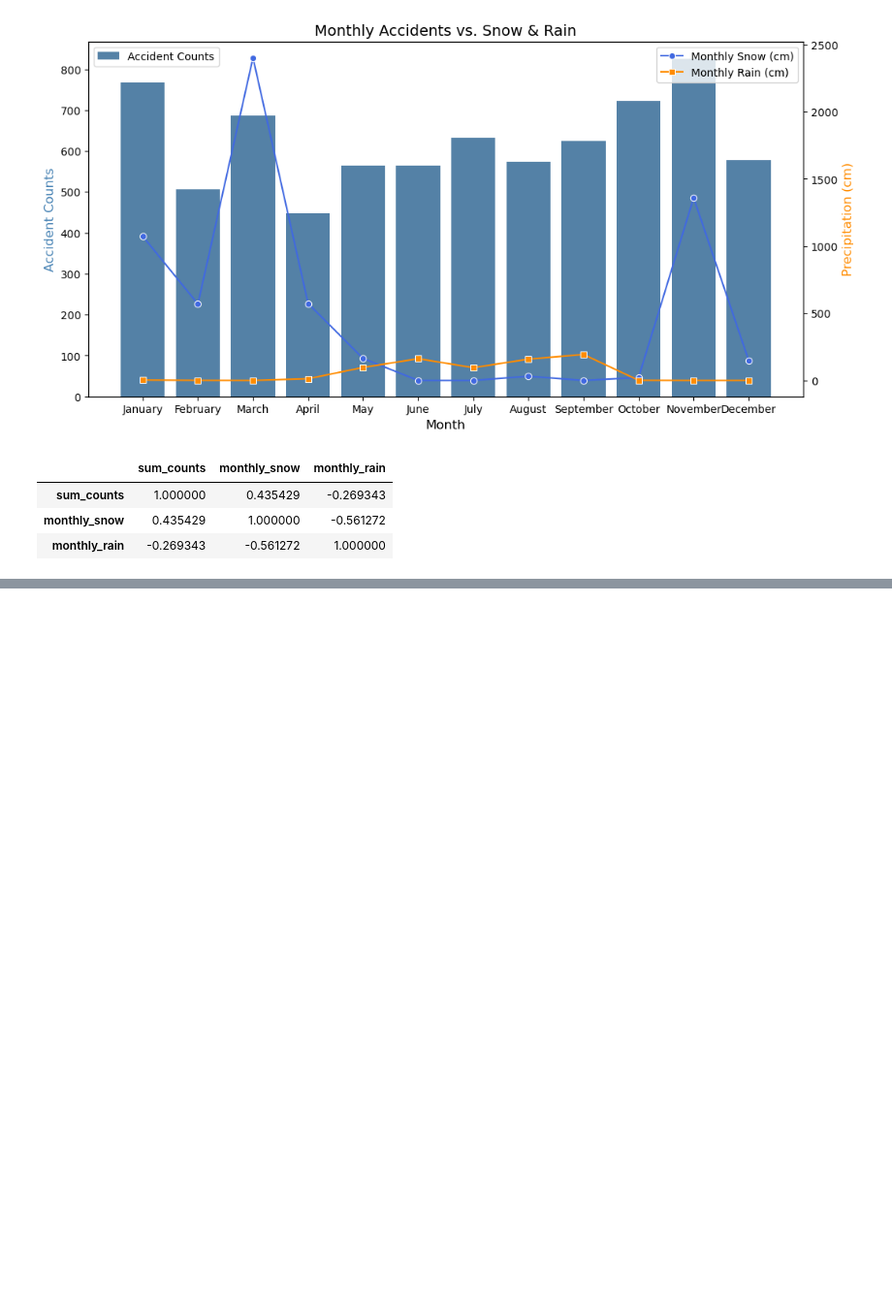
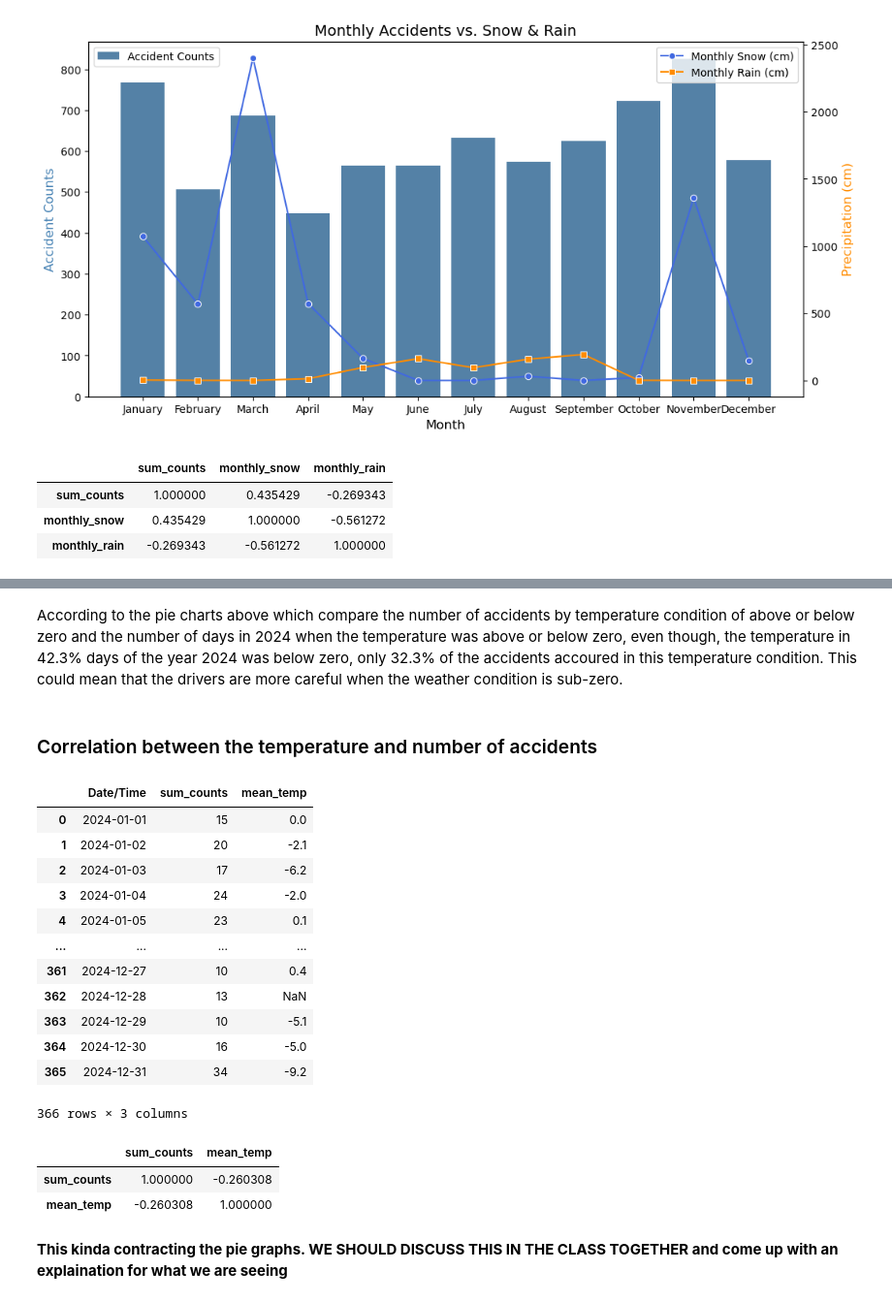
Before and after one commit to aliUofCafkhami/601-Project, a Jupyter notebook: Project 601.ipynb, the cells around one changed output, grey strips where cells are left out. Shown at 97% size. Drawn from its saved outputs; the diff is of its cells as text; code cells hidden in the pictures; blank space fills up the shorter version.

```diff
--- a/Project 601.ipynb
+++ b/Project 601.ipynb
@@ -541,0 +542,9 @@ display(df_corr)
+# %%
+def below_zero(temp):
+    if temp <= 0:
+        return 'Below zero'
+    else:
+        return 'Above Zero'
+
+df['Below or Above Zero'] = df['Mean Temp (°C)'].apply(below_zero)
+df.head(5)
@@ -541,0 +606,35 @@ display(df_corr)
+# %% [markdown]
+According to the pie charts above which compare the number of accidents by temperature condition of above or below zero and the number of days in 2024 when the temperature was above or below zero, even though, the temperature in 42.3% days of the year 2024 was below zero, only 32.3% of the accidents accoured in this temperature condition. This could mean that the drivers are more careful when the weather condition is sub-zero.
+# %% [markdown]
+### Correlation between the temperature and number of accidents
+# %%
+df_correlation2 = df.groupby('Date/Time').agg(
+    sum_counts = ('Count','sum'),
+    mean_temp = ('Mean Temp (°C)','mean')
+).reset_index()
+df_correlation2
+# %% [output]
+|  | Date/Time | sum_counts | mean_temp |
+| 0 | 2024-01-01 | 15 | 0.0 |
+| 1 | 2024-01-02 | 20 | -2.1 |
+| 2 | 2024-01-03 | 17 | -6.2 |
+| 3 | 2024-01-04 | 24 | -2.0 |
+| 4 | 2024-01-05 | 23 | 0.1 |
+| ... | ... | ... | ... |
+| 361 | 2024-12-27 | 10 | 0.4 |
+| 362 | 2024-12-28 | 13 | NaN |
+| 363 | 2024-12-29 | 10 | -5.1 |
+| 364 | 2024-12-30 | 16 | -5.0 |
+| 365 | 2024-12-31 | 34 | -9.2 |
+366 rows × 3 columns
+# %%
+columns_of_interest2 = ['sum_counts', 'mean_temp']
+df_corr2 = df_correlation2[columns_of_interest2].corr()
+
+display(df_corr2)
+# %% [output]
+|  | sum_counts | mean_temp |
+| sum_counts | 1.000000 | -0.260308 |
+| mean_temp | -0.260308 | 1.000000 |
+# %% [markdown]
+**This kinda contracting the pie graphs. WE SHOULD DISCUSS THIS IN THE CLASS TOGETHER and come up with an explaination for what we are seeing**
```
Also changed, not shown: parts of 9 cells of this notebook.
